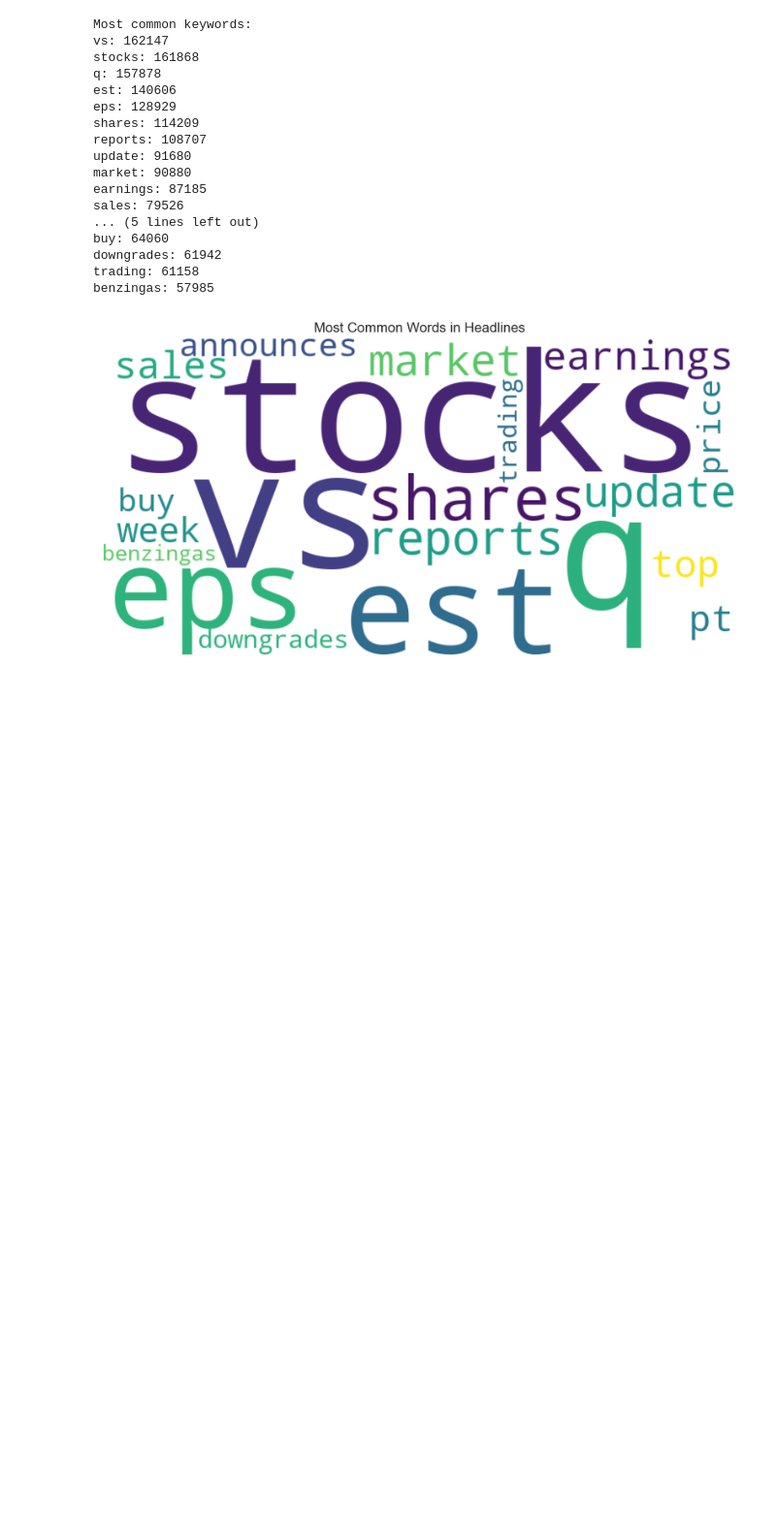
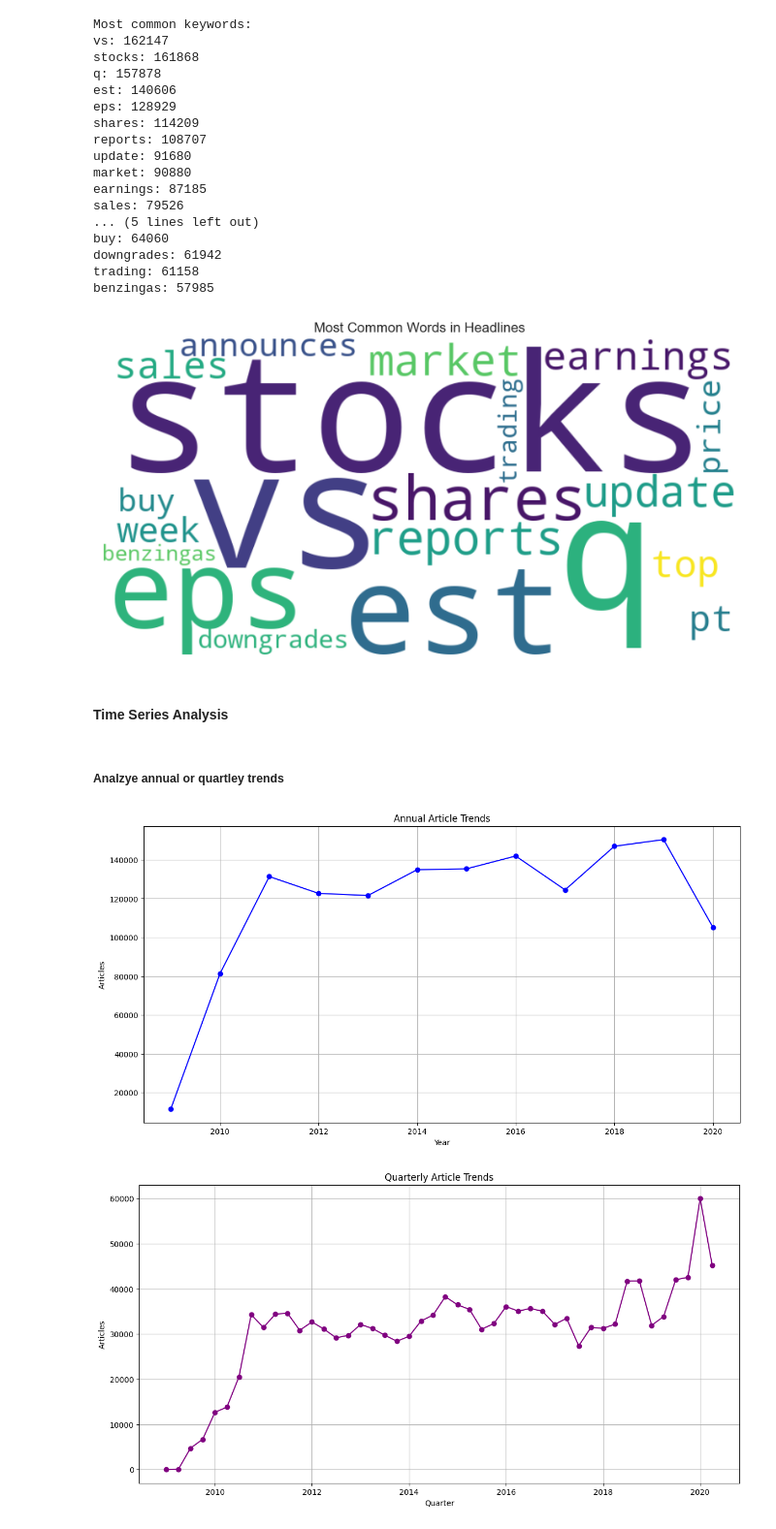
Before and after one commit to Amen-Zelealem/Financial-News-Analysis, a Jupyter notebook: notebooks/stockNews.ipynb, the cells around one changed output. Shown at 97% size. Drawn from its saved outputs; the diff is of its cells as text; code cells hidden in the pictures; blank space fills up the shorter version.

Commit message:
updated Stock Analysis notebook by adding Time Series Analysis and Decomposition

```diff
--- a/notebooks/stockNews.ipynb
+++ b/notebooks/stockNews.ipynb
@@ -374,3 +392,19 @@ downgrades: 61942
 trading: 61158
 benzingas: 57985
 [figure]
+# %% [markdown]
+#### Time Series Analysis
+# %% [markdown]
+##### Analzye annual or quartley trends
+# %%
+# Analyze annual and quarterly trends
+from publicationAnalysis import *
+
+annual_counts = analyze_annual_trends(df)
+quarterly_counts = analyze_quarterly_trends(df)
+
+# Plot the long-term trends
+plot_long_term_trends(annual_counts, quarterly_counts)
+# %% [output]
+[figure, added]
+[figure, added]
```
Also changed, not shown: parts of 16 cells of this notebook.
